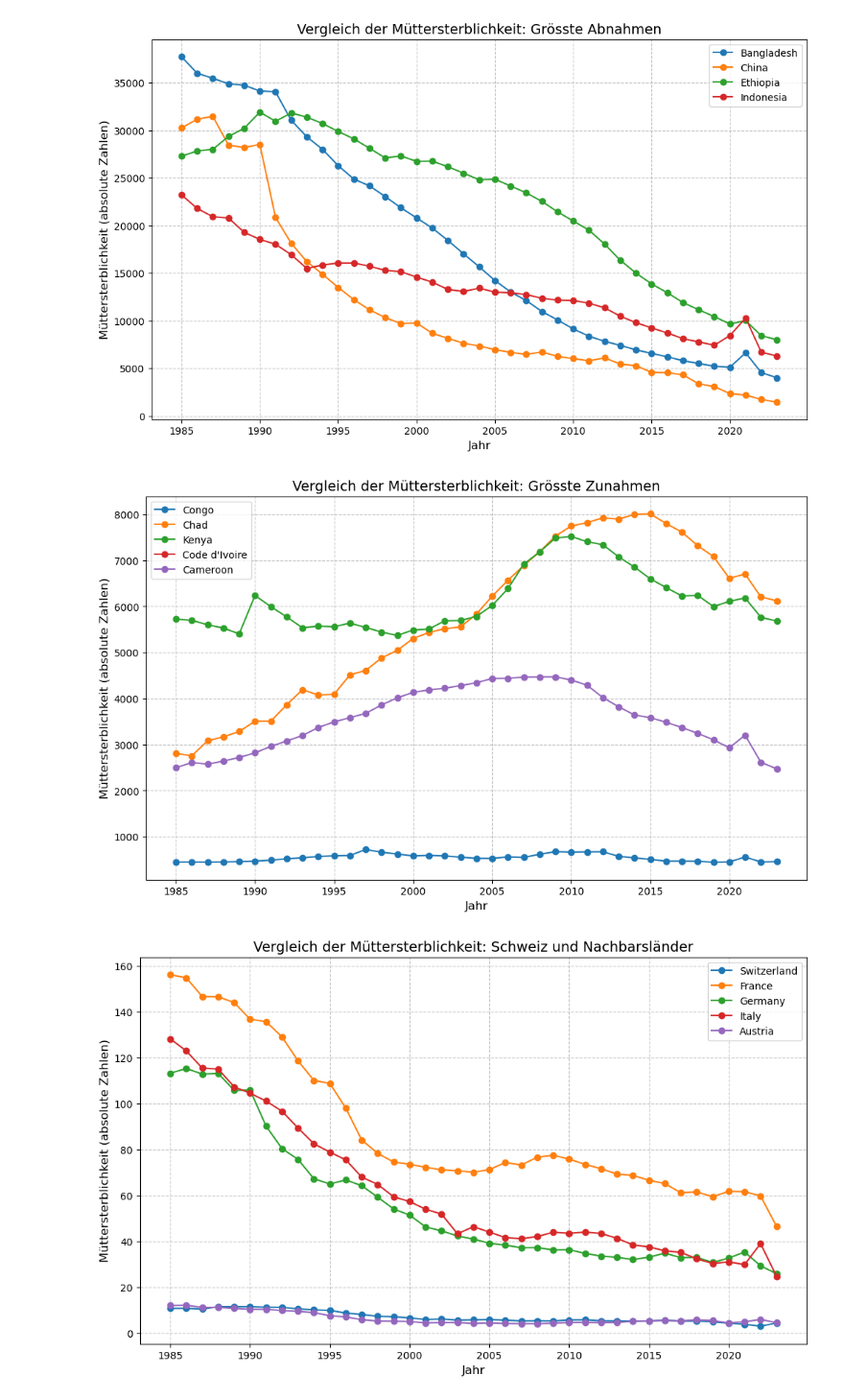
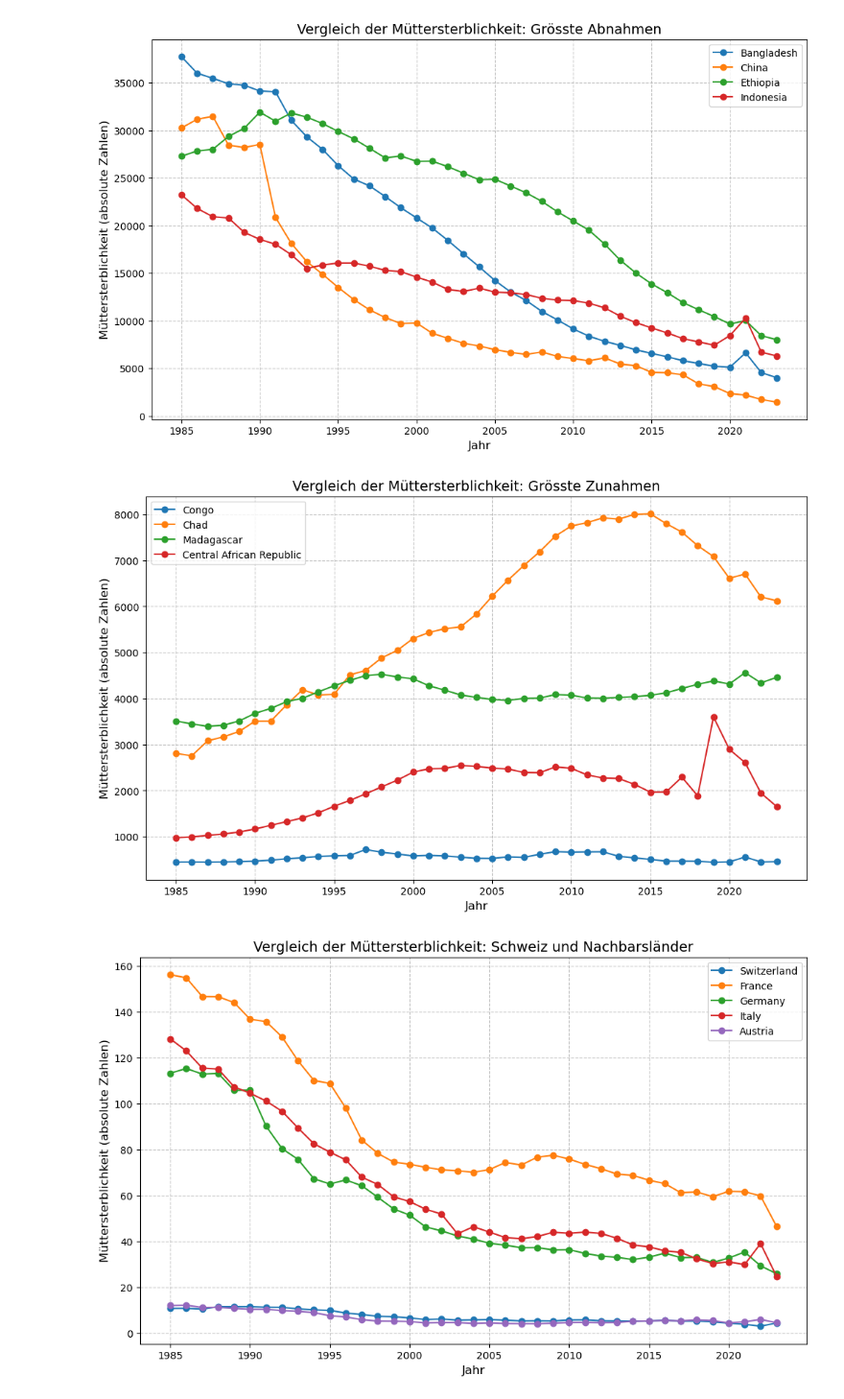
Before and after one commit to Ramona000/Python-LN, a Jupyter notebook: Grundgerüst_Leistungsnachweis.ipynb, the cells around one changed output. Shown at 96% size. Cells and saved outputs as stored; diff of their text form; code cells hidden in the pictures.

```diff
--- a/Grundgerüst_Leistungsnachweis.ipynb
+++ b/Grundgerüst_Leistungsnachweis.ipynb
@@ -312,36 +362,36 @@ plt.show()
 # %% [output]
 [figure]
 # %%
-laender_liste = ['Congo', 'Chad', 'Kenya', "Code d'Ivoire", 'Cameroon']
+laender_liste = ['Congo', 'Chad', 'Madagascar', 'Central African Republic']
 
 # 2. Grafik vorbereiten
 plt.figure(figsize=(12, 7))
 
 # 3. Schleife durch die Länder, um sie nacheinander zu plotten
 for land in laender_liste:
     # Filter: Nur Daten für das aktuelle Land in der Schleife
     mask = df['Land'] == land
     df_temp = df[mask]
 
     # Plotten: label=land ist wichtig für die Legende später!
     plt.plot(df_temp['Jahr'], df_temp['Müttersterblichkeit'], marker='o', linestyle='-', label=land)
 
 # 4. Beschriftungen und Design
 plt.title('Vergleich der Müttersterblichkeit: Grösste Zunahmen', fontsize=14)
 plt.xlabel('Jahr', fontsize=12)
 plt.ylabel('Müttersterblichkeit (absolute Zahlen)', fontsize=12)
 
 # Gitter und Formatierung
 plt.grid(True, linestyle='--', alpha=0.7)
 plt.ticklabel_format(style='plain', axis='y')
 
 # Legende hinzufügen (zeigt an, welche Farbe zu welchem Land gehört)
 plt.legend()
 
 # Grafik anzeigen
 plt.show()
 # %% [output]
-[figure, old version]
+[figure, new version]
 # %%
 laender_liste = ['Switzerland', 'France', 'Germany', 'Italy', 'Austria']
 
```
Also changed, not shown: parts of 9 cells of this notebook.
